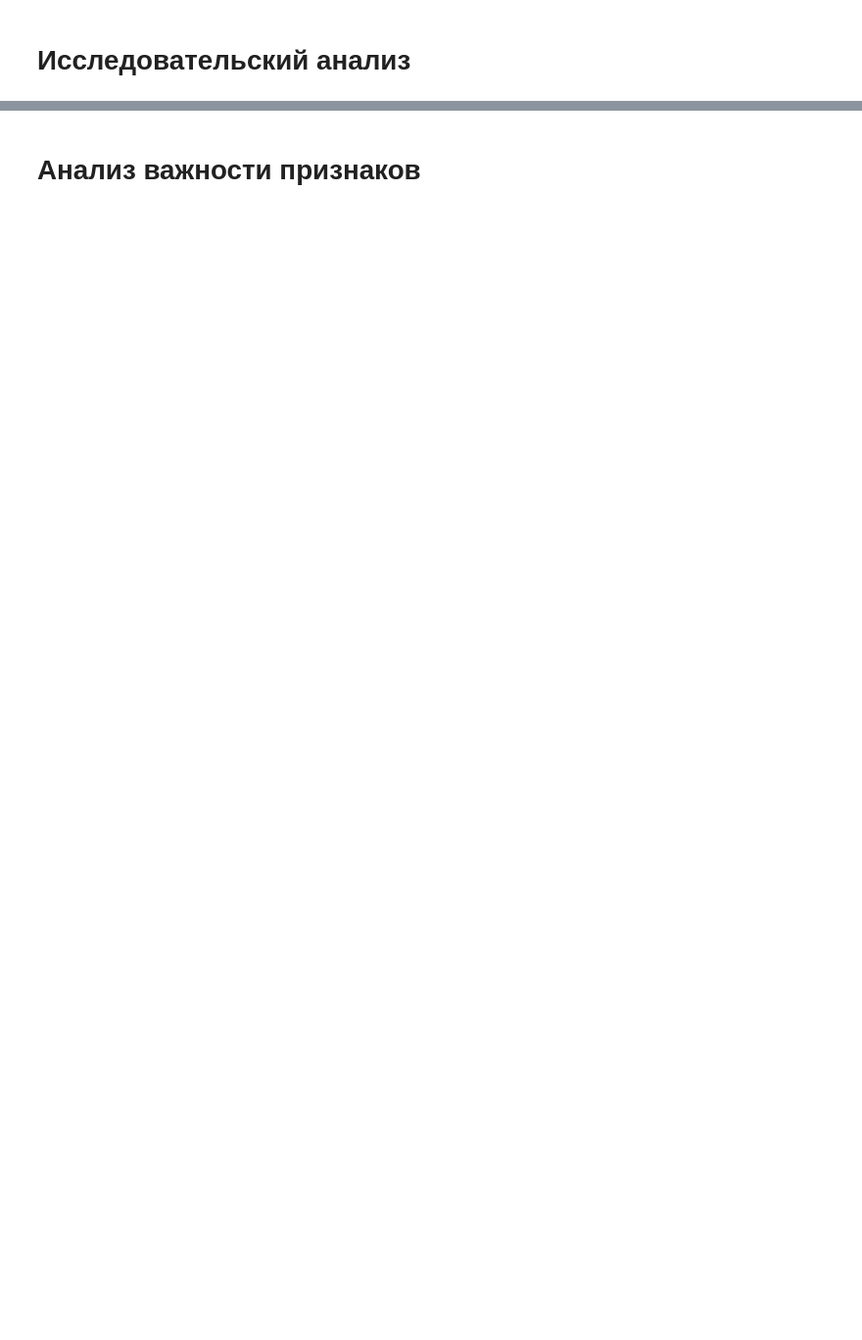
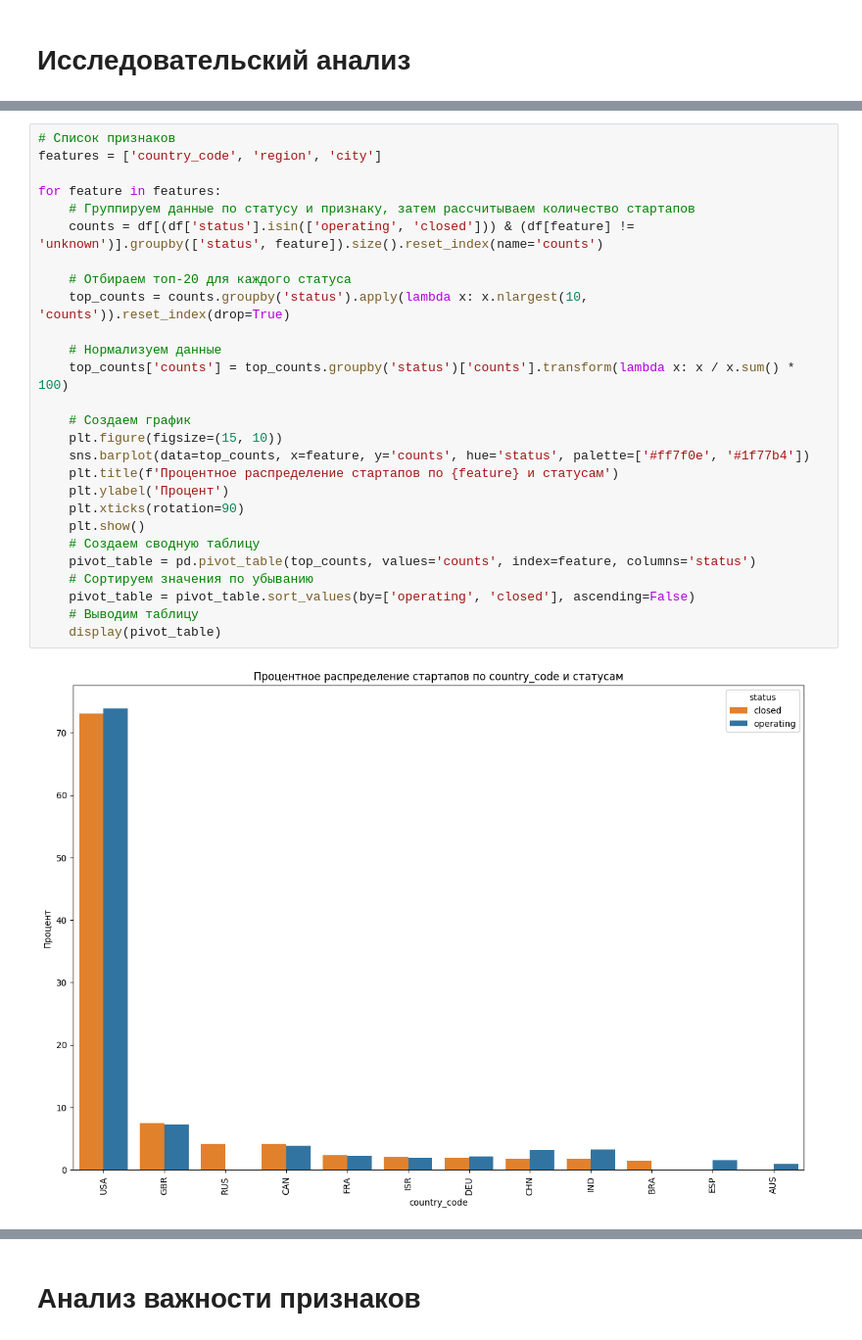
Before and after one commit to IvanovMaxim1992/Masterskay, a Jupyter notebook: Мастерская1.ipynb, the cells around one changed output, grey strips where cells are left out. Shown at 98% size. Saved outputs shown, nothing was run; the diff lists cells and outputs as text; blank space fills up the shorter version.

```diff
--- a/Мастерская1.ipynb
+++ b/Мастерская1.ipynb
@@ -1040,0 +509,29 @@ preprocessor = ColumnTransformer(
+# %%
+# Список признаков
+features = ['country_code', 'region', 'city']
+
+for feature in features:
+    # Группируем данные по статусу и признаку, затем рассчитываем количество стартапов
+    counts = df[(df['status'].isin(['operating', 'closed'])) & (df[feature] != 'unknown')].groupby(['status', feature]).size().reset_index(name='counts')
+
+    # Отбираем топ-20 для каждого статуса
+    top_counts = counts.groupby('status').apply(lambda x: x.nlargest(10, 'counts')).reset_index(drop=True)
+
+    # Нормализуем данные
+    top_counts['counts'] = top_counts.groupby('status')['counts'].transform(lambda x: x / x.sum() * 100)
+
+    # Создаем график
+    plt.figure(figsize=(15, 10))
+    sns.barplot(data=top_counts, x=feature, y='counts', hue='status', palette=['#ff7f0e', '#1f77b4'])
+    plt.title(f'Процентное распределение стартапов по {feature} и статусам')
+    plt.ylabel('Процент')
+    plt.xticks(rotation=90)
+    plt.show()
+    # Создаем сводную таблицу
+    pivot_table = pd.pivot_table(top_counts, values='counts', index=feature, columns='status')
+    # Сортируем значения по убыванию
+    pivot_table = pivot_table.sort_values(by=['operating', 'closed'], ascending=False)
+    # Выводим таблицу
+    display(pivot_table)
+# %% [output]
+[figure, added]
```
Also changed, not shown: parts of 105 cells of this notebook, 1 other file.
